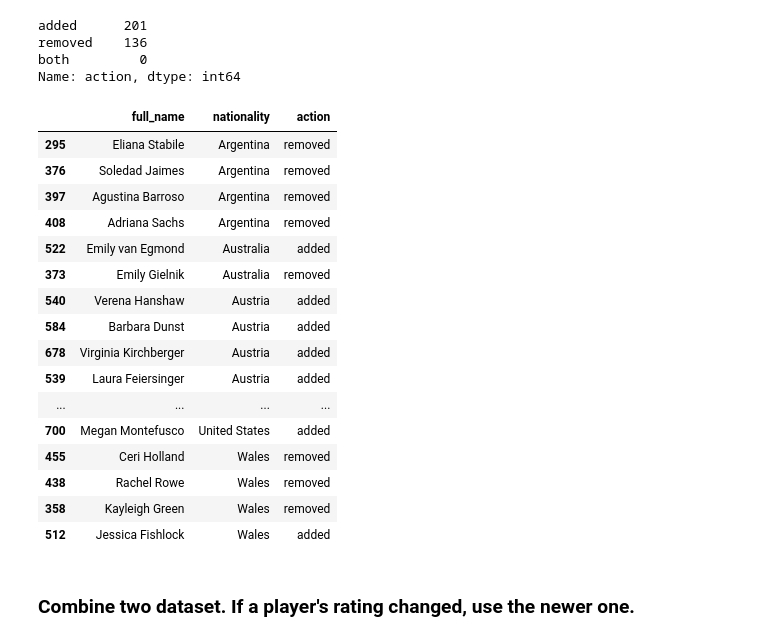
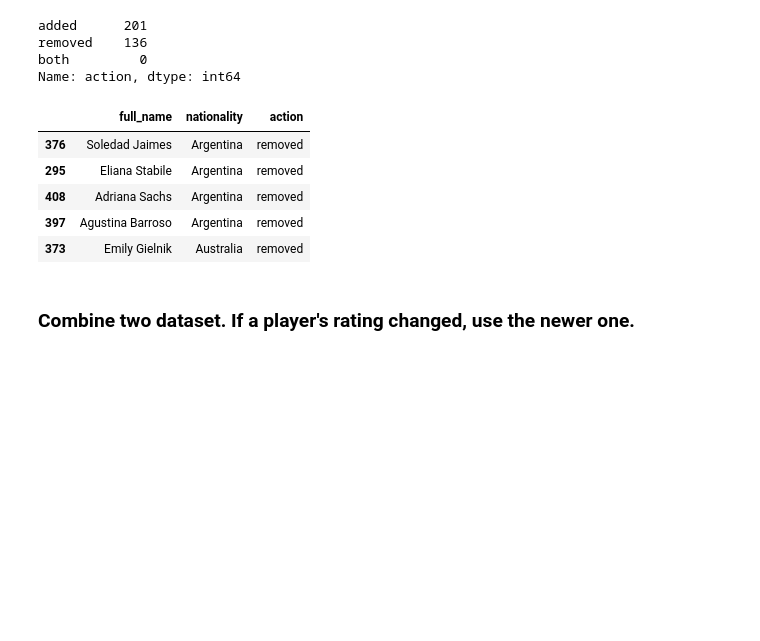
Before and after one commit to athornton2012/wc2023-delphi, a Jupyter notebook: data_cleaning/FIFA _rating_cleaning.ipynb, the cells around one changed output. Cells and saved outputs as stored; diff of their text form; code cells hidden in the pictures; blank space fills up the shorter version.

```diff
--- a/data_cleaning/FIFA _rating_cleaning.ipynb
+++ b/data_cleaning/FIFA _rating_cleaning.ipynb
@@ -194,9 +118,5 @@ def get_nation(df):
     return df
 # %%
 rating23_new = get_nation(rating23_new)
-# %%
-rating23_new.replace({'United':'United States','Republic':'Ireland','Holland':'Netherlands','New':'New Zealand'}, inplace = True)
 # %%
 rating23_2_new = get_nation(rating23_2_new)
-# %%
-rating23_2_new.replace({'United':'United States','Republic':'Ireland','Holland':'Netherlands','New':'New Zealand'}, inplace = True)
@@ -235,25 +151,14 @@ removed    136
 both         0
 Name: action, dtype: int64
 # %%
-FIFA_update
+FIFA_update.head()
 # %% [output]
 |  | full_name | nationality | action |
+| 376 | Soledad Jaimes | Argentina | removed |
 | 295 | Eliana Stabile | Argentina | removed |
-| 376 | Soledad Jaimes | Argentina | removed |
+| 408 | Adriana Sachs | Argentina | removed |
 | 397 | Agustina Barroso | Argentina | removed |
-| 408 | Adriana Sachs | Argentina | removed |
-| 522 | Emily van Egmond | Australia | added |
 | 373 | Emily Gielnik | Australia | removed |
-| 540 | Verena Hanshaw | Austria | added |
-| 584 | Barbara Dunst | Austria | added |
-| 678 | Virginia Kirchberger | Austria | added |
-| 539 | Laura Feiersinger | Austria | added |
-| ... | ... | ... | ... |
-| 700 | Megan Montefusco | United States | added |
-| 455 | Ceri Holland | Wales | removed |
-| 438 | Rachel Rowe | Wales | removed |
-| 358 | Kayleigh Green | Wales | removed |
-| 512 | Jessica Fishlock | Wales | added |
 # %% [markdown]
 ### Combine two dataset. If a player's rating changed, use the newer one.
 # %%
```
Also changed, not shown: parts of 17 cells of this notebook.
